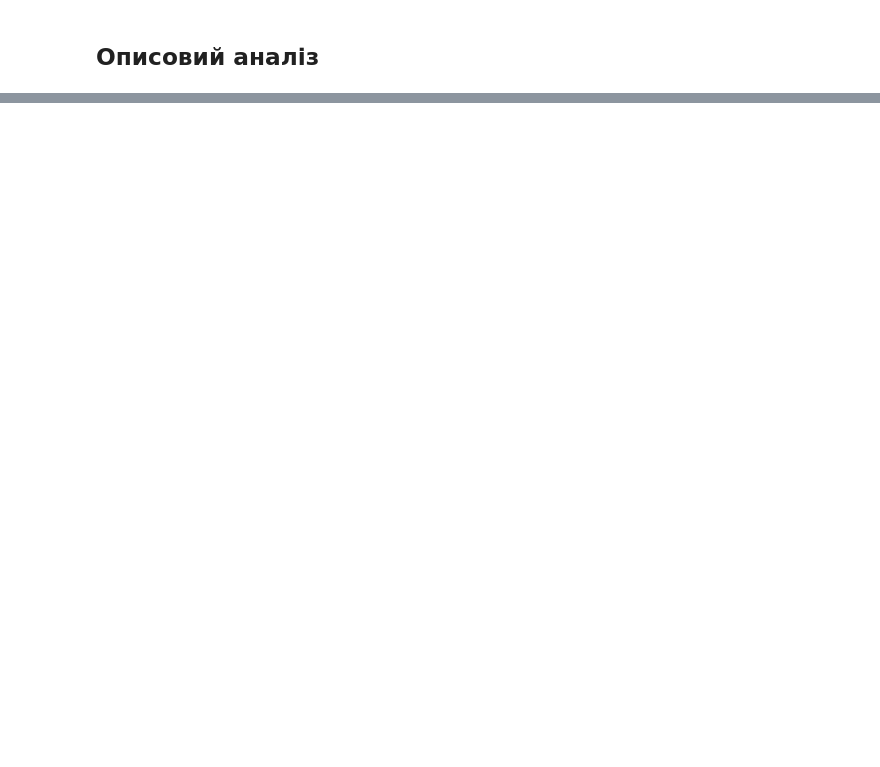
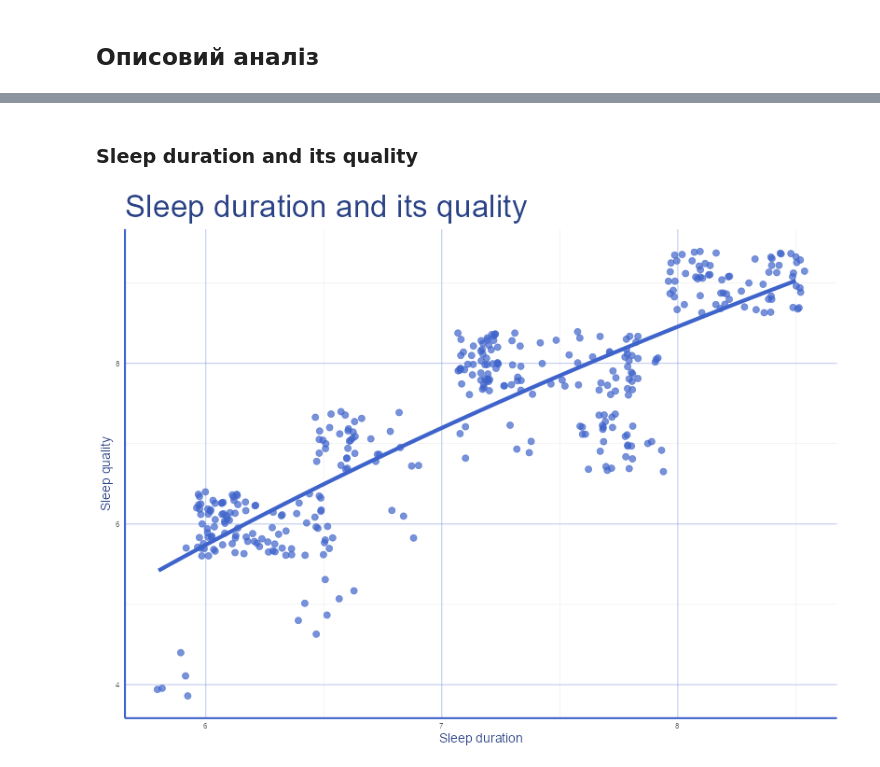
Before and after one commit to emissuu/UniTasks, a Jupyter notebook: R/Final Project/Main.ipynb, the cells around one changed output, grey strips where cells are left out. Saved outputs shown, nothing was run; the diff lists cells and outputs as text; code cells hidden in the pictures; blank space fills up the shorter version.

```diff
--- a/R/Final Project/Main.ipynb
+++ b/R/Final Project/Main.ipynb
@@ -30,0 +73,10 @@ $ Sleep.Disorder          <chr> "None", "None", "None", "Sleep Apnea", "Sleep
+# %% [markdown]
+### Sleep duration and its quality
+# %%
+ggplot(data, aes(Sleep.Duration, Quality.of.Sleep)) +
+  geom_jitter(alpha = 0.7, color = "#3e63ca", size = 3) +
+  geom_smooth(method = "lm", formula = y ~ log(x), se = FALSE, color = "#3e63ca", size = 2) +
+  labs(title = "Sleep duration and its quality", x = "Sleep duration", y = "Sleep quality") +
+  theme_sleepy
+# %% [output]
+[figure, added]
```
Also changed, not shown: parts of 11 cells of this notebook, 1 other file.
